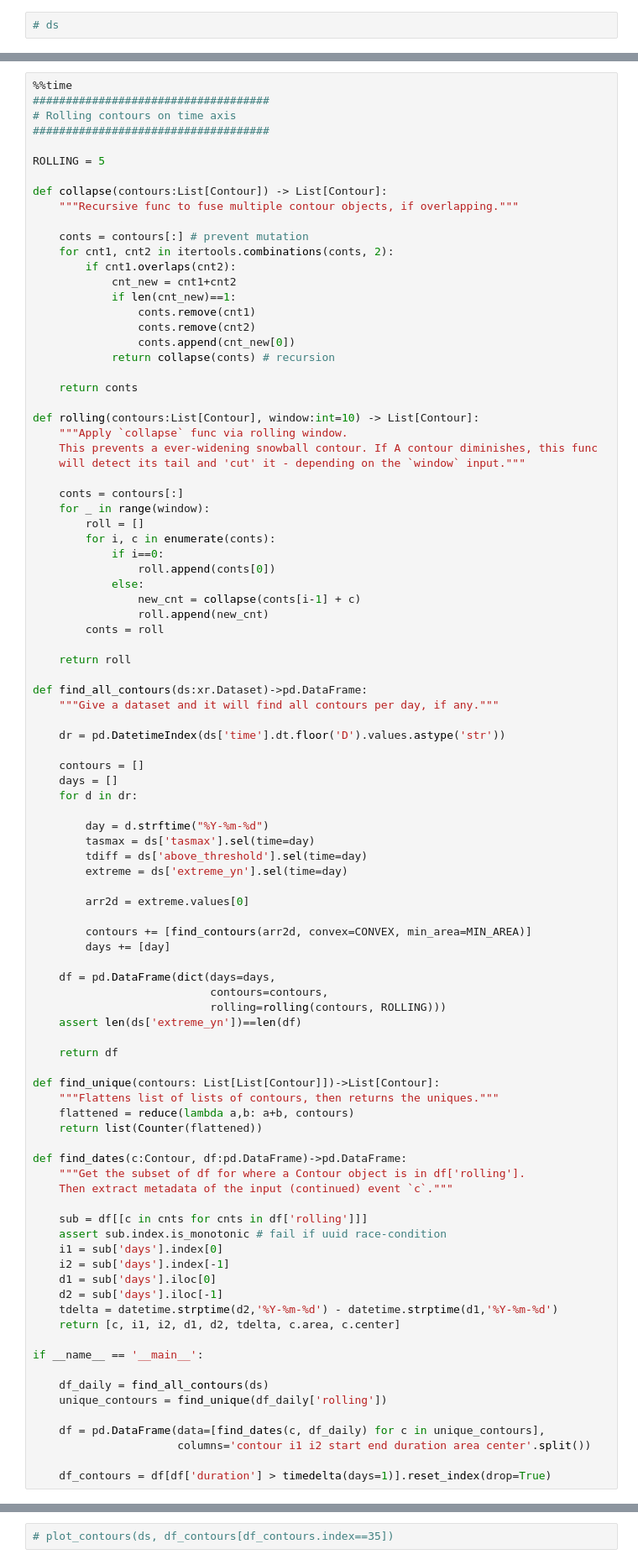
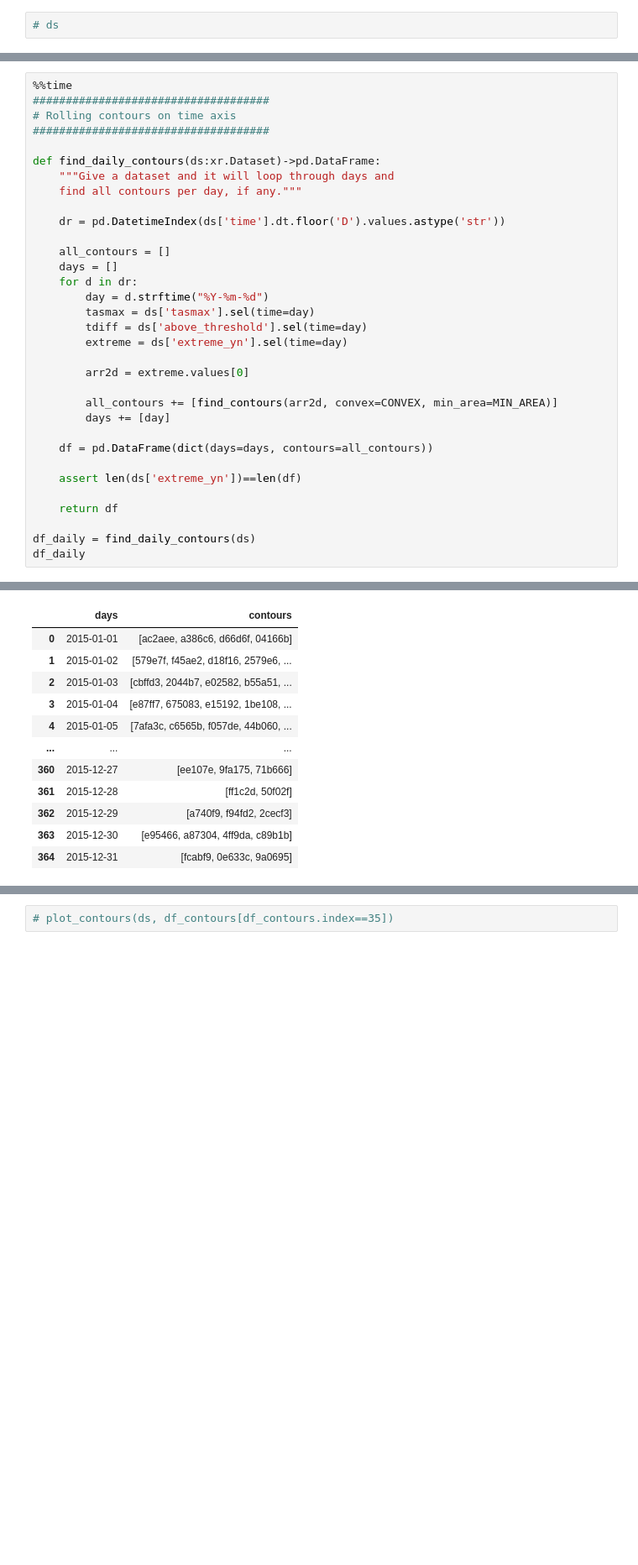
Before and after one commit to KorayKinik/heat-extremes-CMIP6, a Jupyter notebook: koray/bounding_contours.ipynb, the cells around one changed output, grey strips where cells are left out. Shown at 84% size. Drawn from its saved outputs; the diff is of its cells as text; blank space fills up the shorter version.

```diff
--- a/koray/bounding_contours.ipynb
+++ b/koray/bounding_contours.ipynb
@@ -195,50 +197,15 @@ fig.tight_layout()
 # Rolling contours on time axis
 ####################################
 
-ROLLING = 5
-
-def collapse(contours:List[Contour]) -> List[Contour]:
-    """Recursive func to fuse multiple contour objects, if overlapping."""
-
-    conts = contours[:] # prevent mutation
-    for cnt1, cnt2 in itertools.combinations(conts, 2):
-        if cnt1.overlaps(cnt2):
-            cnt_new = cnt1+cnt2
-            if len(cnt_new)==1:
-                conts.remove(cnt1)
-                conts.remove(cnt2)
-                conts.append(cnt_new[0])
-            return collapse(conts) # recursion
-
-    return conts
-
-def rolling(contours:List[Contour], window:int=10) -> List[Contour]:
-    """Apply `collapse` func via rolling window.
-    This prevents a ever-widening snowball contour. If A contour diminishes, this func
-    will detect its tail and 'cut' it - depending on the `window` input."""
-
-    conts = contours[:]
-    for _ in range(window):
-        roll = []
-        for i, c in enumerate(conts):
-            if i==0:
-                roll.append(conts[0])
-            else:
-                new_cnt = collapse(conts[i-1] + c)
-                roll.append(new_cnt)
-        conts = roll
-
-    return roll
-
-def find_all_contours(ds:xr.Dataset)->pd.DataFrame:
-    """Give a dataset and it will find all contours per day, if any."""
+def find_daily_contours(ds:xr.Dataset)->pd.DataFrame:
+    """Give a dataset and it will loop through days and
+    find all contours per day, if any."""
 
     dr = pd.DatetimeIndex(ds['time'].dt.floor('D').values.astype('str'))
 
-    contours = []
+    all_contours = []
     days = []
     for d in dr:
-
         day = d.strftime("%Y-%m-%d")
         tasmax = ds['tasmax'].sel(time=day)
         tdiff = ds['above_threshold'].sel(time=day)
@@ -246,41 +213,15 @@ def find_all_contours(ds:xr.Dataset)->pd.DataFrame:
 
         arr2d = extreme.values[0]
 
-        contours += [find_contours(arr2d, convex=CONVEX, min_area=MIN_AREA)]
+        all_contours += [find_contours(arr2d, convex=CONVEX, min_area=MIN_AREA)]
         days += [day]
 
-    df = pd.DataFrame(dict(days=days,
-                           contours=contours,
-                           rolling=rolling(contours, ROLLING)))
+    df = pd.DataFrame(dict(days=days, contours=all_contours))
+
     assert len(ds['extreme_yn'])==len(df)
 
     return df
 
-def find_unique(contours: List[List[Contour]])->List[Contour]:
-    """Flattens list of lists of contours, then returns the uniques."""
-    flattened = reduce(lambda a,b: a+b, contours)
-    return list(Counter(flattened))
-
-def find_dates(c:Contour, df:pd.DataFrame)->pd.DataFrame:
-    """Get the subset of df for where a Contour object is in df['rolling'].
-    Then extract metadata of the input (continued) event `c`."""
-
-    sub = df[[c in cnts for cnts in df['rolling']]]
-    assert sub.index.is_monotonic # fail if uuid race-condition
-    i1 = sub['days'].index[0]
-    i2 = sub['days'].index[-1]
-    d1 = sub['days'].iloc[0]
-    d2 = sub['days'].iloc[-1]
-    tdelta = datetime.strptime(d2,'%Y-%m-%d') - datetime.strptime(d1,'%Y-%m-%d')
-    return [c, i1, i2, d1, d2, tdelta, c.area, c.center]
-
-if __name__ == '__main__':
-
-    df_daily = find_all_contours(ds)
-    unique_contours = find_unique(df_daily['rolling'])
-
-    df = pd.DataFrame(data=[find_dates(c, df_daily) for c in unique_contours],
-                      columns='contour i1 i2 start end duration area center'.split())
-
-    df_contours = df[df['duration'] > timedelta(days=1)].reset_index(drop=True)
+df_daily = find_daily_contours(ds)
+df_daily
 # %% [output]
@@ -288,0 +230,12 @@ Wall time: 24.4 s
+|  | days | contours |
+| 0 | 2015-01-01 | [ac2aee, a386c6, d66d6f, 04166b] |
+| 1 | 2015-01-02 | [579e7f, f45ae2, d18f16, 2579e6, ... |
+| 2 | 2015-01-03 | [cbffd3, 2044b7, e02582, b55a51, ... |
+| 3 | 2015-01-04 | [e87ff7, 675083, e15192, 1be108, ... |
+| 4 | 2015-01-05 | [7afa3c, c6565b, f057de, 44b060, ... |
+| ... | ... | ... |
+| 360 | 2015-12-27 | [ee107e, 9fa175, 71b666] |
+| 361 | 2015-12-28 | [ff1c2d, 50f02f] |
+| 362 | 2015-12-29 | [a740f9, f94fd2, 2cecf3] |
+| 363 | 2015-12-30 | [e95466, a87304, 4ff9da, c89b1b] |
+| 364 | 2015-12-31 | [fcabf9, 0e633c, 9a0695] |
```
Also changed, not shown: parts of 11 cells of this notebook.
